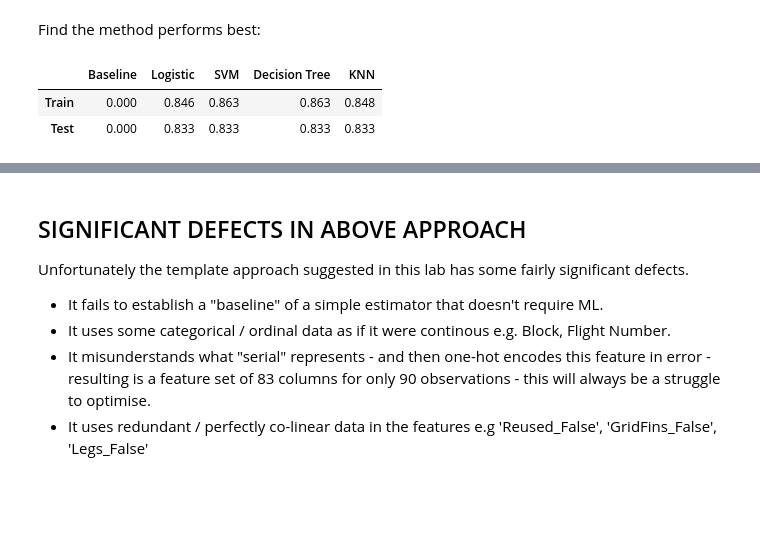
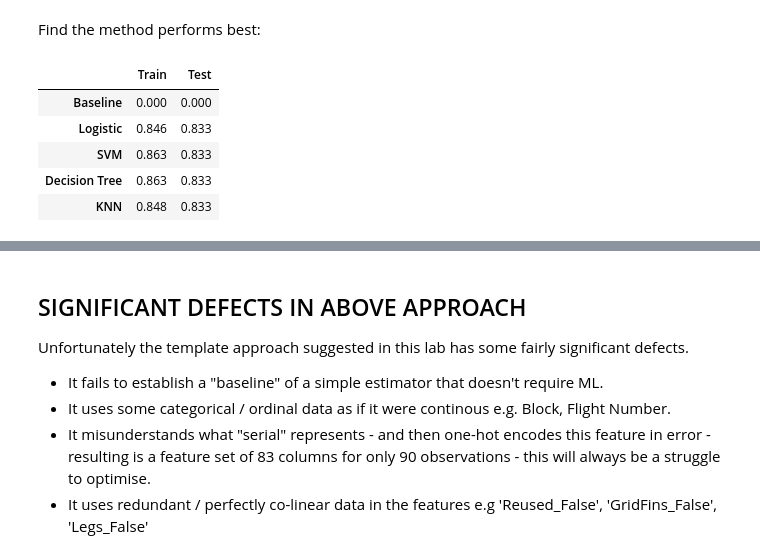
Before and after one commit to tomfuller71/Capstone, a Jupyter notebook: ML_Predict.ipynb, the cells around one changed output, grey strips where cells are left out. Saved outputs shown, nothing was run; the diff lists cells and outputs as text; code cells hidden in the pictures; blank space fills up the shorter version.

```diff
--- a/ML_Predict.ipynb
+++ b/ML_Predict.ipynb
@@ -345,8 +356,12 @@ plot_confusion_matrix(Y_test, yhat)
 # %% [markdown]
 Find the method performs best:
-# %%
-pd.DataFrame(MODEL_SCORES)
-# %% [output]
-|  | Baseline | Logistic | SVM | Decision Tree | KNN |
-| Train | 0.000 | 0.846 | 0.863 | 0.863 | 0.848 |
-| Test | 0.000 | 0.833 | 0.833 | 0.833 | 0.833 |
+# %%
+comp_models = pd.DataFrame(MODEL_SCORES).T
+comp_models
+# %% [output]
+|  | Train | Test |
+| Baseline | 0.000 | 0.000 |
+| Logistic | 0.846 | 0.833 |
+| SVM | 0.863 | 0.833 |
+| Decision Tree | 0.863 | 0.833 |
+| KNN | 0.848 | 0.833 |
```
Also changed, not shown: parts of 8 cells of this notebook.
